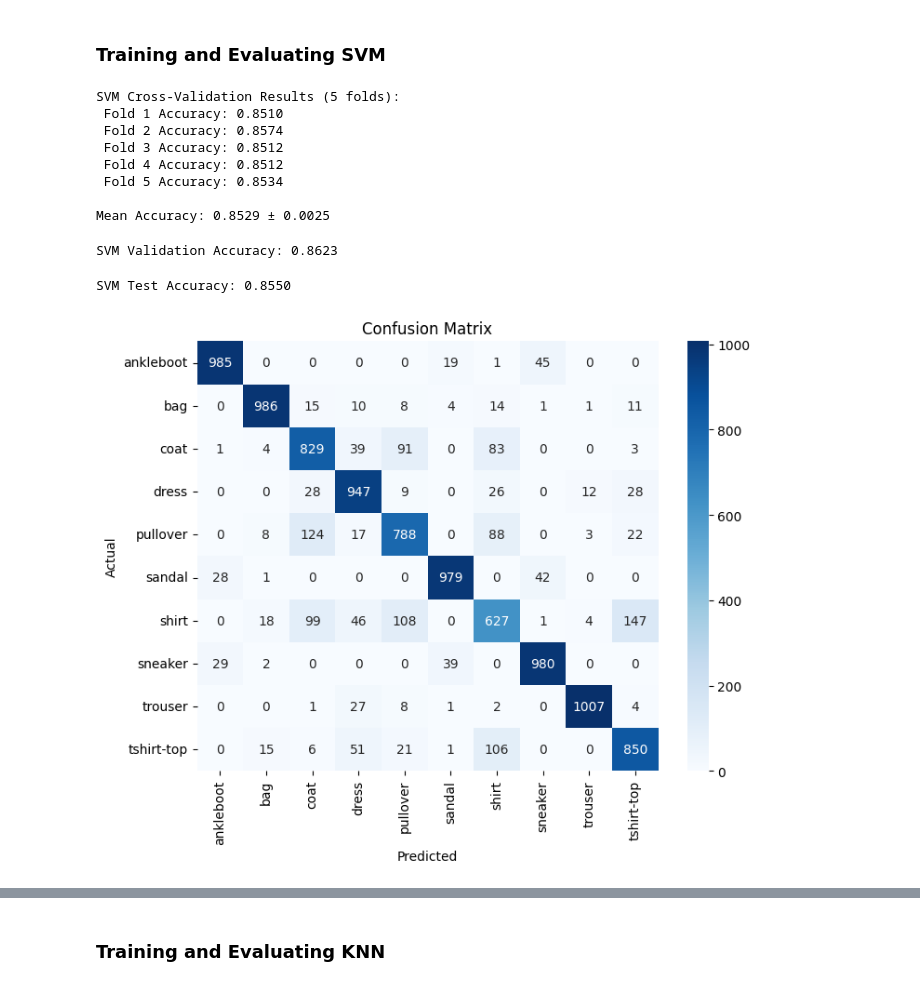
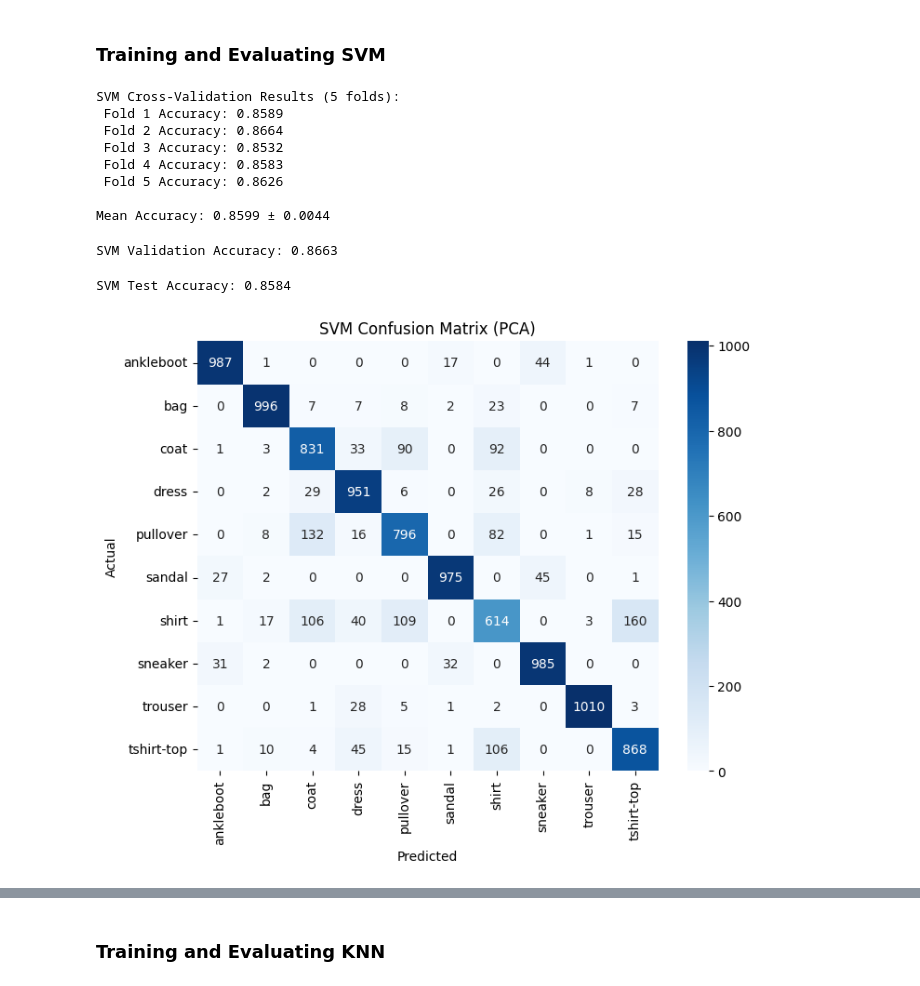
Before and after one commit to Cpgeragh/gesture_based_ui_project, a Jupyter notebook: fashion_distinguisher.ipynb, the cells around one changed output, grey strips where cells are left out. Drawn from its saved outputs; the diff is of its cells as text; code cells hidden in the pictures.

Commit message:
Added PCA to each model

```diff
--- a/fashion_distinguisher.ipynb
+++ b/fashion_distinguisher.ipynb
@@ -136,0 +133,15 @@ X_valid, X_test, y_valid, y_test = train_test_split(
+# %%
+# Fit PCA **only on training data**
+pca = PCA(n_components=0.95)
+X_train_pca = pca.fit_transform(X_train)
+
+# Transform the remaining dataset
+X_other_pca = pca.transform(X_other)
+# %%
+# Split other into validation (15%) and test (15%)
+X_valid_pca, X_test_pca, y_valid, y_test = train_test_split(
+    X_other_pca, y_other, test_size=0.5, stratify=y_other, random_state=student_id
+)
+
+# Print number of components retained
+print(f"Number of PCA components retained: {pca.n_components_}")
@@ -162,8 +175,8 @@ svm_model = SVC(kernel="linear", class_weight="balanced", random_state=student_i
 # Define K-Fold with shuffling
 cv = KFold(n_splits=5, shuffle=True, random_state=student_id)
 
-# Perform 5-fold cross-validation with shuffling
-svm_scores = cross_val_score(svm_model, X_train, y_train, cv=cv)
+# Perform 5-fold cross-validation with shuffling using PCA-transformed data
+svm_scores = cross_val_score(svm_model, X_train_pca, y_train, cv=cv)
 
 # Print performance for each fold
 print("SVM Cross-Validation Results (5 folds):")
@@ -174,41 +187,44 @@ for fold_index, score in enumerate(svm_scores, start=1):
 print(f"\nMean Accuracy: {svm_scores.mean():.4f} ± {svm_scores.std():.4f}")
 # %% [output]
 SVM Cross-Validation Results (5 folds):
- Fold 1 Accuracy: 0.8510
- Fold 2 Accuracy: 0.8574
- Fold 3 Accuracy: 0.8512
- Fold 4 Accuracy: 0.8512
- Fold 5 Accuracy: 0.8534
+ Fold 1 Accuracy: 0.8589
+ Fold 2 Accuracy: 0.8664
+ Fold 3 Accuracy: 0.8532
+ Fold 4 Accuracy: 0.8583
+ Fold 5 Accuracy: 0.8626
 
-Mean Accuracy: 0.8529 ± 0.0025
+Mean Accuracy: 0.8599 ± 0.0044
 # %%
-# Train on full training set
-svm_model.fit(X_train, y_train)
+# Train SVM on full PCA-transformed training set
+svm_model.fit(X_train_pca, y_train)
 
 # Evaluate on validation set
-y_valid_pred = svm_model.predict(X_valid)
+y_valid_pred = svm_model.predict(X_valid_pca)
 svm_valid_accuracy = accuracy_score(y_valid, y_valid_pred)
 
 print(f"SVM Validation Accuracy: {svm_valid_accuracy:.4f}")
 # %% [output]
-SVM Validation Accuracy: 0.8623
+SVM Validation Accuracy: 0.8663
 # %%
-# Evaluate on the test set (unseen data)
-y_test_pred = svm_model.predict(X_test)
-svm_test_accuracy = accuracy_score(y_test, y_test_pred)
+# Evaluate on the test set
+y_test_pred_svm = svm_model.predict(X_test_pca)
+svm_test_accuracy = accuracy_score(y_test, y_test_pred_svm)
+
 print(f"SVM Test Accuracy: {svm_test_accuracy:.4f}")
 # %% [output]
-SVM Test Accuracy: 0.8550
+SVM Test Accuracy: 0.8584
 # %%
-cm = confusion_matrix(y_test, y_test_pred)
+# Compute Confusion Matrix
+cm = confusion_matrix(y_test, y_test_pred_svm)
 
+# Plot Confusion Matrix
 plt.figure(figsize=(8,6))
 sns.heatmap(cm, annot=True, fmt="d", cmap="Blues",
             xticklabels=categories, yticklabels=categories)
 plt.xlabel("Predicted")
 plt.ylabel("Actual")
-plt.title("Confusion Matrix")
+plt.title("SVM Confusion Matrix (PCA)")
 plt.show()
 # %% [output]
-[figure, old version]
+[figure, new version]
 # %%
```
Also changed, not shown: parts of 24 cells of this notebook.
